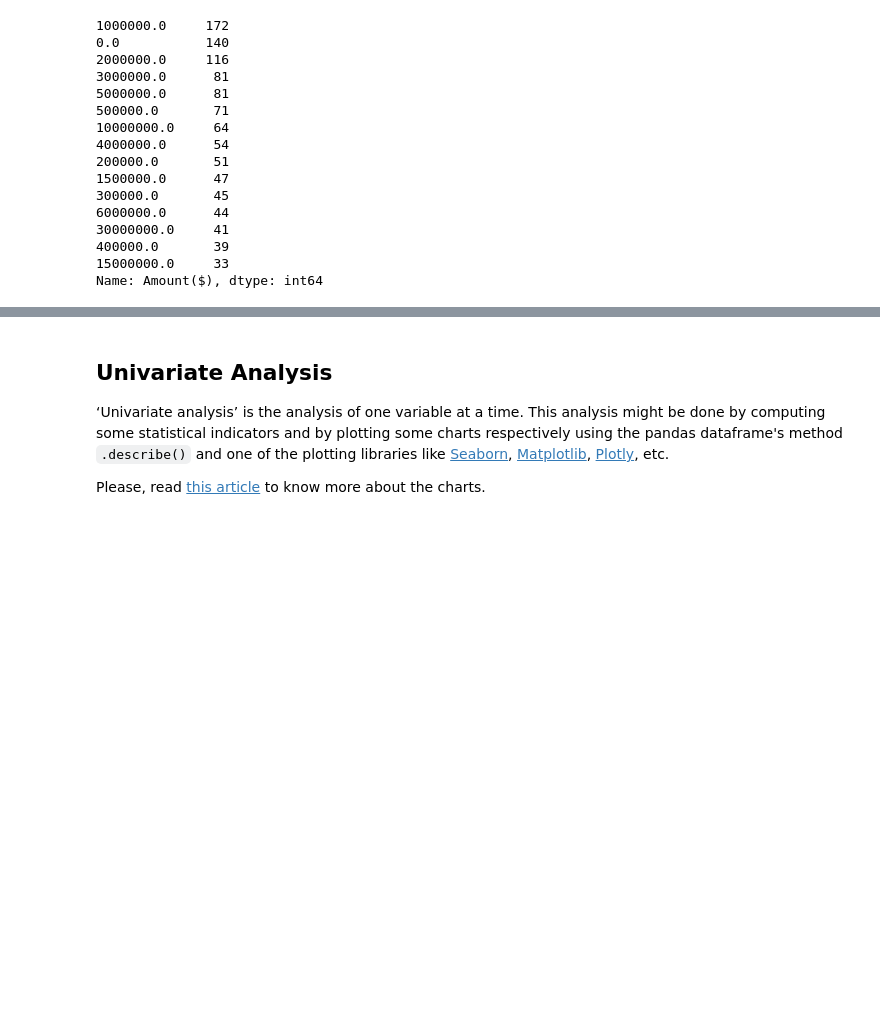
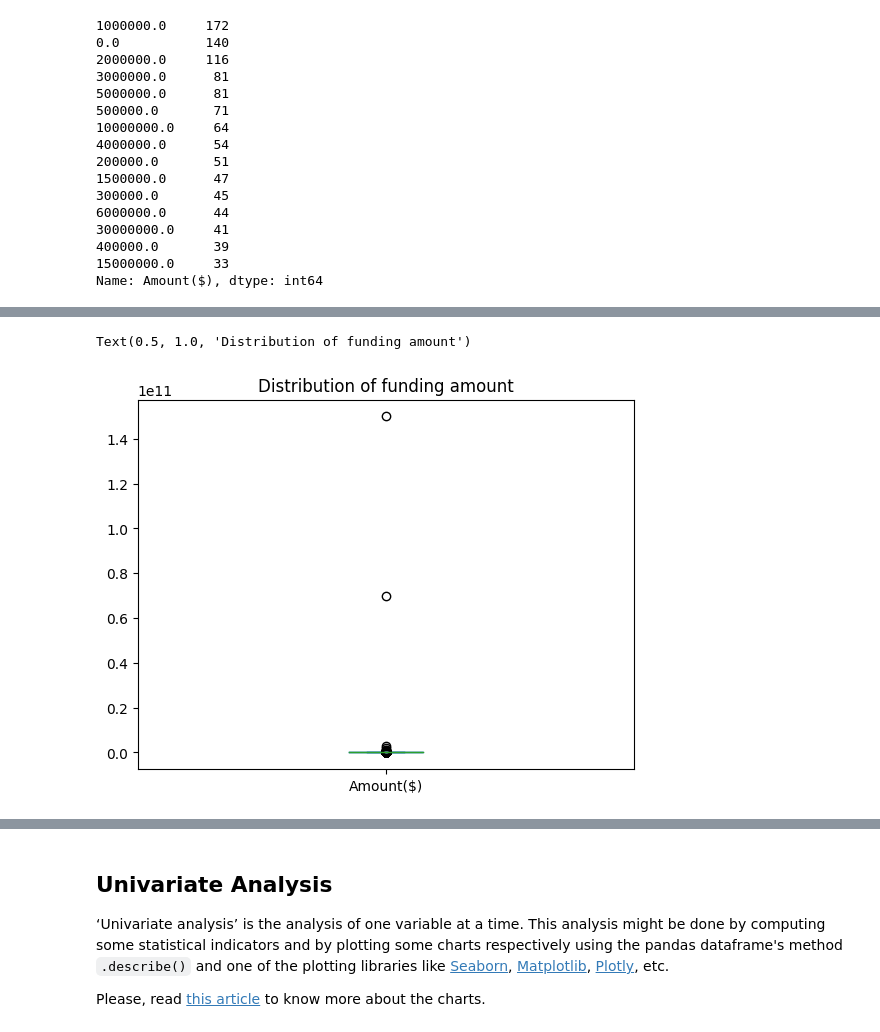
Before and after one commit to kbay9/Indian-startup-funding-analyses-with-python, a Jupyter notebook: DataAnalysis_Step_By_Step_Guide.ipynb, the cells around one changed output, grey strips where cells are left out. Cells and saved outputs as stored; diff of their text form; code cells hidden in the pictures; blank space fills up the shorter version.

```diff
--- a/DataAnalysis_Step_By_Step_Guide.ipynb
+++ b/DataAnalysis_Step_By_Step_Guide.ipynb
@@ -1818,0 +1885,3 @@ complete_data_set["Amount($)"].fillna(0.00,inplace= True)
+# %%
+sorted = (complete_data_set.loc[complete_data_set["Amount($)"]!=0]).round(2).sort_values(by="Amount($)")
+sorted
@@ -1818,0 +1902,7 @@ complete_data_set["Amount($)"].fillna(0.00,inplace= True)
+# %%
+(sorted.loc[sorted["Amount($)"]>0]).plot.box()
+(sorted.loc[sorted["Amount($)"]>0]).describe()
+plt.title("Distribution of funding amount")
+# %% [output]
+Text(0.5, 1.0, 'Distribution of funding amount')
+[figure, added]
```
Also changed, not shown: parts of 51 cells of this notebook.
